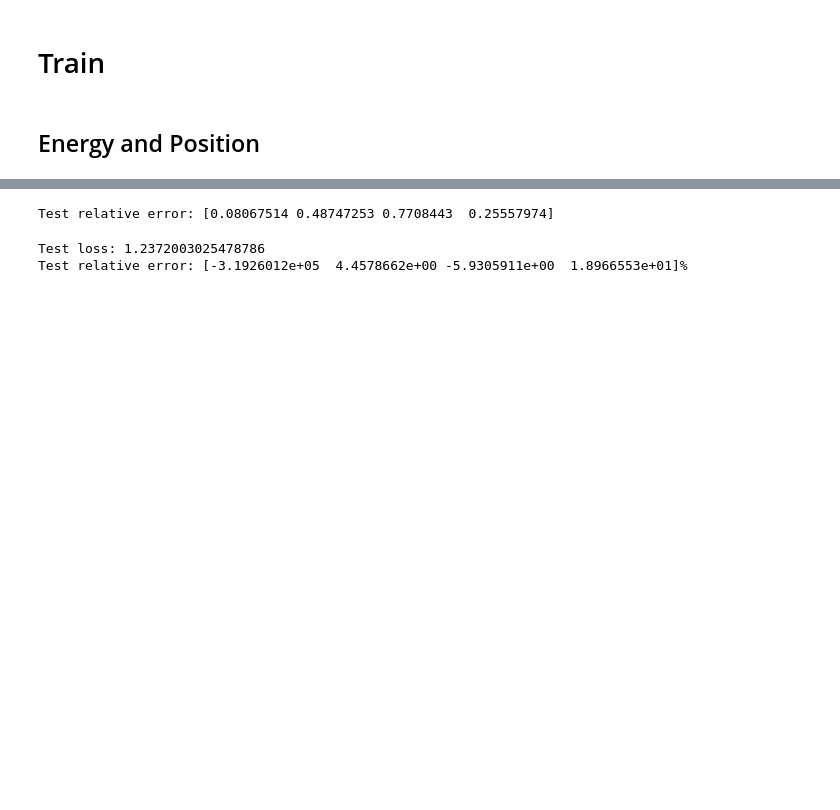
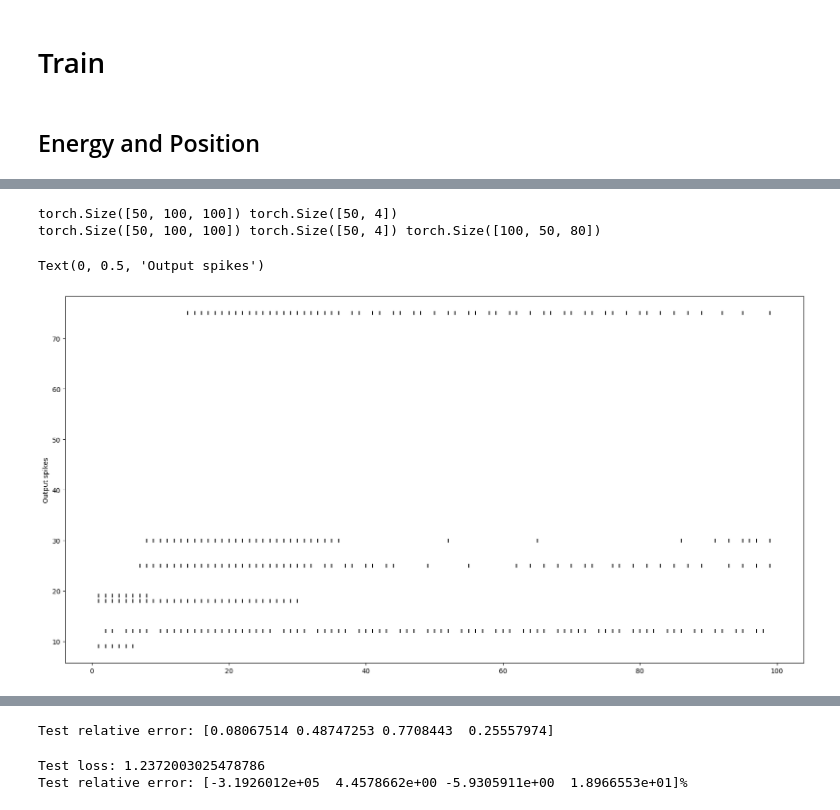
Before and after one commit to enlupi/SNN-Cal, a Jupyter notebook: SNN/SNN.ipynb, the cells around one changed output, grey strips where cells are left out. Drawn from its saved outputs; the diff is of its cells as text; code cells hidden in the pictures; blank space fills up the shorter version.

```diff
--- a/SNN/SNN.ipynb
+++ b/SNN/SNN.ipynb
@@ -262,0 +281,23 @@ for key, item in history_of_parameters.items():
+# %%
+examples = enumerate(val_dataset)
+batch_idx, (example_data, example_targets) = next(examples)
+
+print(example_data.shape, example_targets.shape)
+
+spk = train_Epos_spk.net(example_data)
+
+print(example_data.shape, example_targets.shape, spk.shape)
+
+fig, ax = plt.subplots(figsize=(20,10))
+
+spk = spk[:,0,:]
+# Plot output spike using spikeplot
+splt.raster(spk, ax, c="black", marker="|")
+#ax[2].axvline(x=False, ymin=0, ymax=6.75, alpha = 0.15, linestyle="dashed", c="black", linewidth=2, zorder=0, clip_on=False)
+plt.ylabel("Output spikes")
+#plt.yticks([])
+# %% [output]
+torch.Size([50, 100, 100]) torch.Size([50, 4])
+torch.Size([50, 100, 100]) torch.Size([50, 4]) torch.Size([100, 50, 80])
+Text(0, 0.5, 'Output spikes')
+[figure, added]
```
Also changed, not shown: parts of 10 cells of this notebook.
